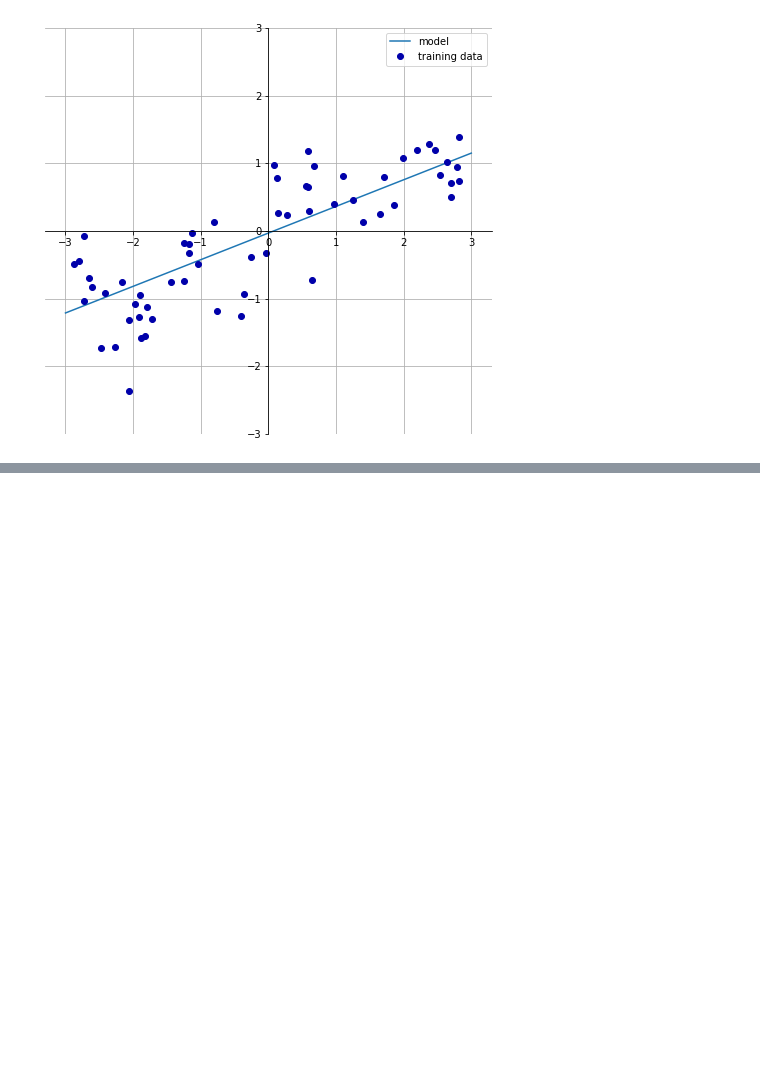
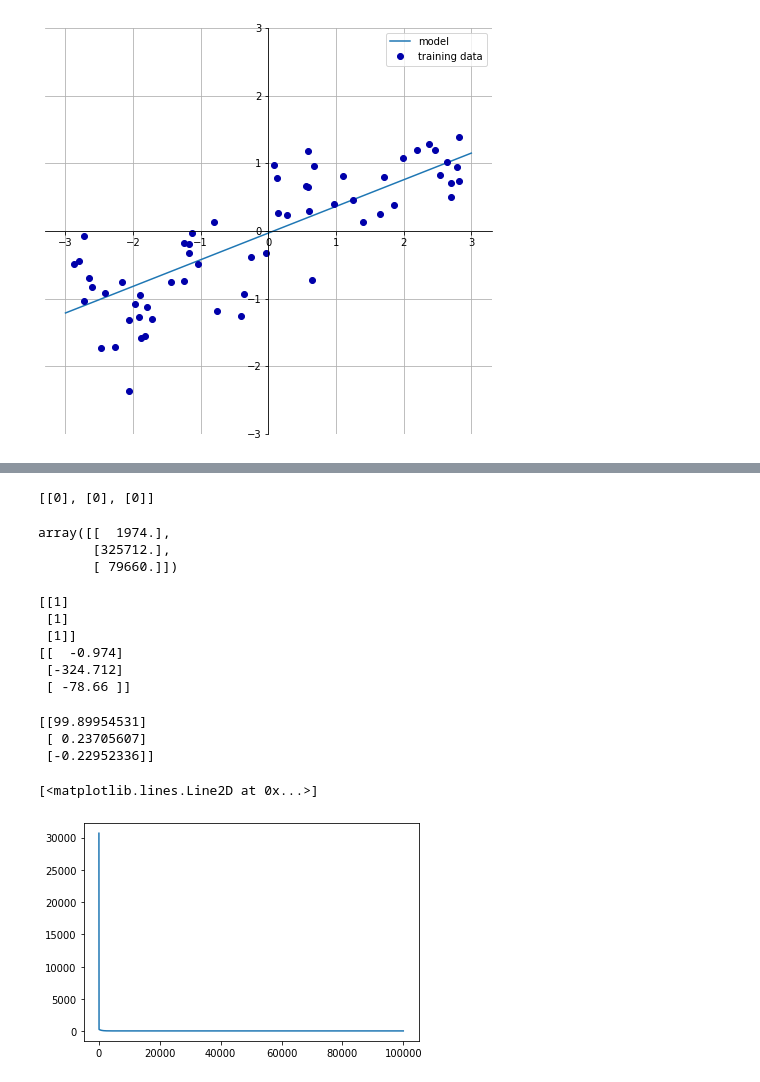
Before and after one commit to Luckyaxah/python_ml, a Jupyter notebook: mytoolkit/梯度下降.ipynb, the cells around one changed output, grey strips where cells are left out. Saved outputs shown, nothing was run; the diff lists cells and outputs as text; code cells hidden in the pictures; blank space fills up the shorter version.

```diff
--- a/mytoolkit/梯度下降.ipynb
+++ b/mytoolkit/梯度下降.ipynb
@@ -107,0 +200,78 @@ w[0]: 0.393906  b: -0.031804
+# %%
+model.error = np.sum((np.dot(x, model.params) - model.observed_y) ** 2)/ model.sample_num
+# %%
+model.grad = [[0] for j in range(model.params_num)]
+model.grad
+# %% [output]
+[[0], [0], [0]]
+# %%
+for j in range(model.params_num):
+    y_diff = np.dot(x, model.params) - model.observed_y
+    x_j = x[:,j][:,np.newaxis]
+    model.grad[j][0] = 2 * np.sum(np.multiply(y_diff, x_j))
+model.grad = np.array(model.grad)
+# %%
+model.grad
+# %% [output]
+array([[  1974.],
+       [325712.],
+       [ 79660.]])
+# %%
+print(model.params)
+model.params = model.params - 0.001 * model.grad
+print(model.params)
+# %% [output]
+[[1]
+ [1]
+ [1]]
+[[  -0.974]
+ [-324.712]
+ [ -78.66 ]]
+# %%
+
+    x = np.array([
+        [152,50],
+        [183,20],
+        [171,20],
+        [165,30],
+        [158,30],
+        [161,50],
+        [149,60],
+        [158,50],
+        [170,40],
+        [153,55],
+        [164,40],
+        [190,40],
+        [185,20]
+    ])
+
+    y = np.array([
+        [120],
+        [141],
+        [124],
+        [126],
+        [117],
+        [125],
+        [123],
+        [125],
+        [132],
+        [123],
+        [132],
+        [155],
+        [147]
+    ])
+
+    model = LinearRegressionModel(x, y)
+    assert (model.observed_x == x).all()
+    assert (model.observed_y == y).all()
+
+    model.train(method='bgd',alpha=1e-7, max_iterations=100000, initial_params=np.array([100,1,1]))
+    print(model.params)
+    import matplotlib.pyplot as plt
+    plt.plot(model.errors)
+# %% [output]
+[[99.89954531]
+ [ 0.23705607]
+ [-0.22952336]]
+[<matplotlib.lines.Line2D at 0x...>]
+[figure, added]
```
Also changed, not shown: parts of 19 cells of this notebook, 3 other files.
